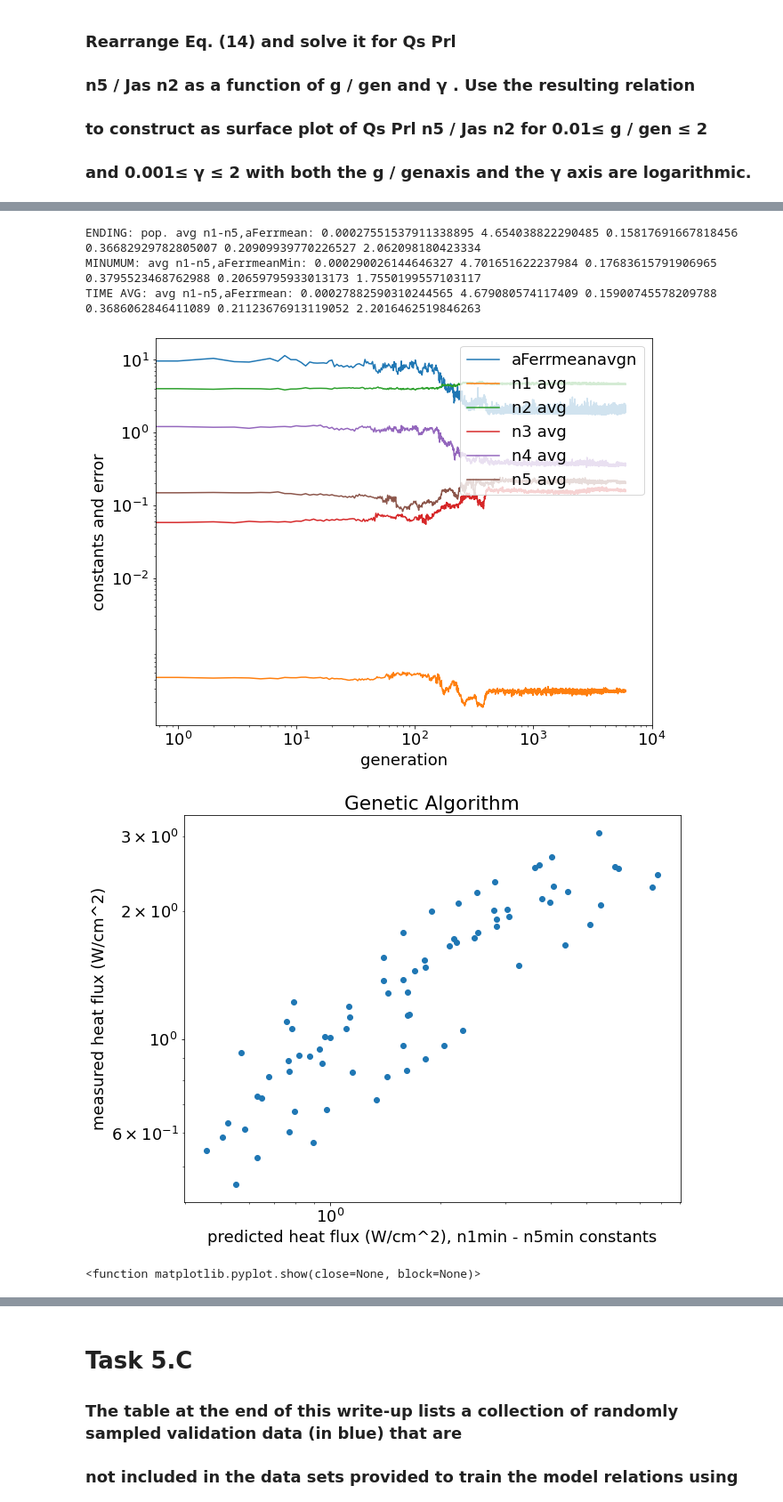
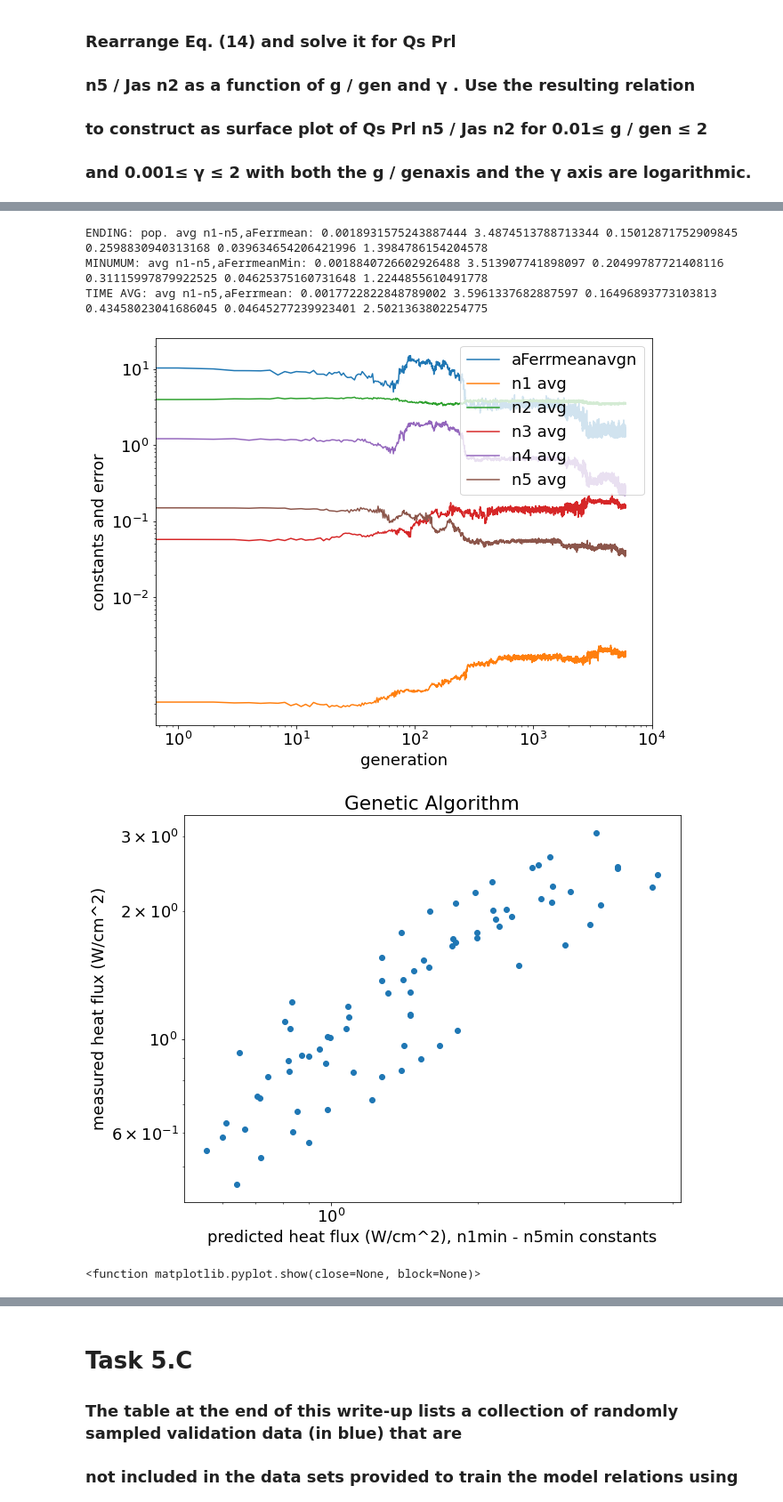
Before and after one commit to joshuaaduarte/Gravitational-Boiling-Machine-Learning, a Jupyter notebook: projectOne.ipynb, the cells around one changed output, grey strips where cells are left out. Shown at 89% size. Drawn from its saved outputs; the diff is of its cells as text; code cells hidden in the pictures.

```diff
--- a/projectOne.ipynb
+++ b/projectOne.ipynb
@@ -3444,17 +3446,17 @@ ksigma = 0.0688
 
 for i in range(len(ydata)):
     if ydata[i][4] == 5.5:
-        ydata[i][0] = (8 * (ydata[i][0]/((iul)*ihlv)))*math.sqrt(isigma/(9.8*(irhoL-irhoV)))
+        ydata[i][0] = (80 * (ydata[i][0]/((iul)*ihlv)))*math.sqrt(isigma/(9.8*(irhoL-irhoV)))
         ydata[i][1] = 100*((icpl*ydata[i][1])/ihlv)
         ydata[i][2] = ydata[i][2] / 9.8
         ydata[i][4] = iPrl
     elif ydata[i][4] == 7.0:
-        ydata[i][0] = (8 * (ydata[i][0]/((jul)*jhlv)))*math.sqrt(jsigma/(9.8*(jrhoL-jrhoV)))
+        ydata[i][0] = (80 * (ydata[i][0]/((jul)*jhlv)))*math.sqrt(jsigma/(9.8*(jrhoL-jrhoV)))
         ydata[i][1] = 100*((jcpl*ydata[i][1])/jhlv)
         ydata[i][2] = ydata[i][2] / 9.8
         ydata[i][4] = jPrl
     elif ydata[i][4] == 9.5:
-        ydata[i][0] = (8 * (ydata[i][0]/((kul)*khlv)))*math.sqrt(ksigma/(9.8*(krhoL-krhoV)))
+        ydata[i][0] = (80 * (ydata[i][0]/((kul)*khlv)))*math.sqrt(ksigma/(9.8*(krhoL-krhoV)))
         ydata[i][1] = 100*((kcpl*ydata[i][1])/khlv)
         ydata[i][2] = ydata[i][2] / 9.8
         ydata[i][4] = kPrl
@@ -4045,3 +4106,35 @@ TIME AVG: avg n1-n5,aFerrmean: 0.000739388750931785 4.155198855938952 0.01672655
 ### n5 / Jas n2 as a function of g / gen and γ . Use the resulting relation
 ### to construct as surface plot of Qs Prl n5 / Jas n2 for 0.01≤ g / gen ≤ 2
 ### and 0.001≤ γ ≤ 2 with both the g / genaxis and the γ axis are logarithmic.
+# %%
+
+# end CodeP1.2F22
+import numpy as np
+# creating a surface plot
+
+#nValues = [.000463, 2.9903, 0.2731, 1.1391, 0.2051]
+nValues = [n1min, n2min, n3min, n4min, n5min]
+
+gamma = np.linspace( 0,2,60)
+gplot = np.linspace(1,20,60)
+function = np.zeros((len(gplot),len(gamma)))
+for i in range(len(gamma)):
+    for j in range(len(gplot)):
+        function[j][i] = nValues[0]*((gplot[j]+nValues[3]*9.8*gamma[i])**nValues[2])*(10**nValues[4])
+X,Y = np.meshgrid(gamma,gplot)
+fig = plt.figure()
+ax = plt.axes(projection='3d')
+fig.set_size_inches(10,10)
+X[X != 0] = np.log10(X[X != 0])
+Y[Y != 0] = np.log10(Y[Y != 0])
+surf = ax.plot_surface(X, Y, function, cmap=plt.cm.coolwarm, linewidth = 0.5, antialiased = False)
+
+ax.set_xlabel(r'Gamma', fontsize=20)
+ax.set_ylabel(r'g', fontsize = 20)
+ax.zaxis.set_rotate_label(False)
+ax.set_zlabel(r'function', fontsize = 20, rotation = 90)
+fig.colorbar(surf,shrink=0.5,aspect=10)
+
+ax.view_init(30,225)
+
+plt.show
@@ -4605,41 +4701,41 @@ plt.loglog()
 plt.show()
 
 # end CodeP1.2F22
-
+import numpy as np
 # creating a surface plot
 
 #nValues = [.000463, 2.9903, 0.2731, 1.1391, 0.2051]
 nValues = [.00038, 4.0, 0.058, 1.2165, 0.150]
 
 gamma = np.linspace( 0,2,60)
 gplot = np.linspace(1,20,60)
-function = np.zeros((len(gamma),len(gplot)))
+function = np.zeros((len(gplot),len(gamma)))
 for i in range(len(gamma)):
     for j in range(len(gplot)):
         function[j][i] = nValues[0]*((gplot[j]+nValues[3]*9.8*gamma[i])**nValues[2])*(10**nValues[4])
 X,Y = np.meshgrid(gamma,gplot)
 fig = plt.figure()
 ax = plt.axes(projection='3d')
 fig.set_size_inches(10,10)
 X[X != 0] = np.log10(X[X != 0])
 Y[Y != 0] = np.log10(Y[Y != 0])
 surf = ax.plot_surface(X, Y, function, cmap=plt.cm.coolwarm, linewidth = 0.5, antialiased = False)
 
 ax.set_xlabel(r'Gamma', fontsize=20)
 ax.set_ylabel(r'g', fontsize = 20)
 ax.zaxis.set_rotate_label(False)
 ax.set_zlabel(r'function', fontsize = 20, rotation = 90)
 fig.colorbar(surf,shrink=0.5,aspect=10)
 
 ax.view_init(30,225)
 
 plt.show
 # %% [output]
-ENDING: pop. avg n1-n5,aFerrmean: 0.00027551537911338895 4.654038822290485 0.15817691667818456 0.36682929782805007 0.20909939770226527 2.062098180423334
-MINUMUM: avg n1-n5,aFerrmeanMin: 0.000290026144646327 4.701651622237984 0.17683615791906965 0.3795523468762988 0.20659795933013173 1.7550199557103117
-TIME AVG: avg n1-n5,aFerrmean: 0.00027882590310244565 4.679080574117409 0.15900745578209788 0.3686062846411089 0.21123676913119052 2.2016462519846263
+ENDING: pop. avg n1-n5,aFerrmean: 0.0018931575243887444 3.4874513788713344 0.15012871752909845 0.2598830940313168 0.039634654206421996 1.3984786154204578
+MINUMUM: avg n1-n5,aFerrmeanMin: 0.0018840726602926488 3.513907741898097 0.20499787721408116 0.31115997879922525 0.04625375160731648 1.2244855610491778
+TIME AVG: avg n1-n5,aFerrmean: 0.0017722822848789002 3.5961337682887597 0.16496893773103813 0.43458023041686045 0.04645277239923401 2.5021363802254775
-[figure, old version]
+[figure, new version]
-[figure, old version]
+[figure, new version]
 <function matplotlib.pyplot.show(close=None, block=None)>
 [figure]
 # %% [markdown]
```
Also changed, not shown: parts of 9 cells of this notebook.
